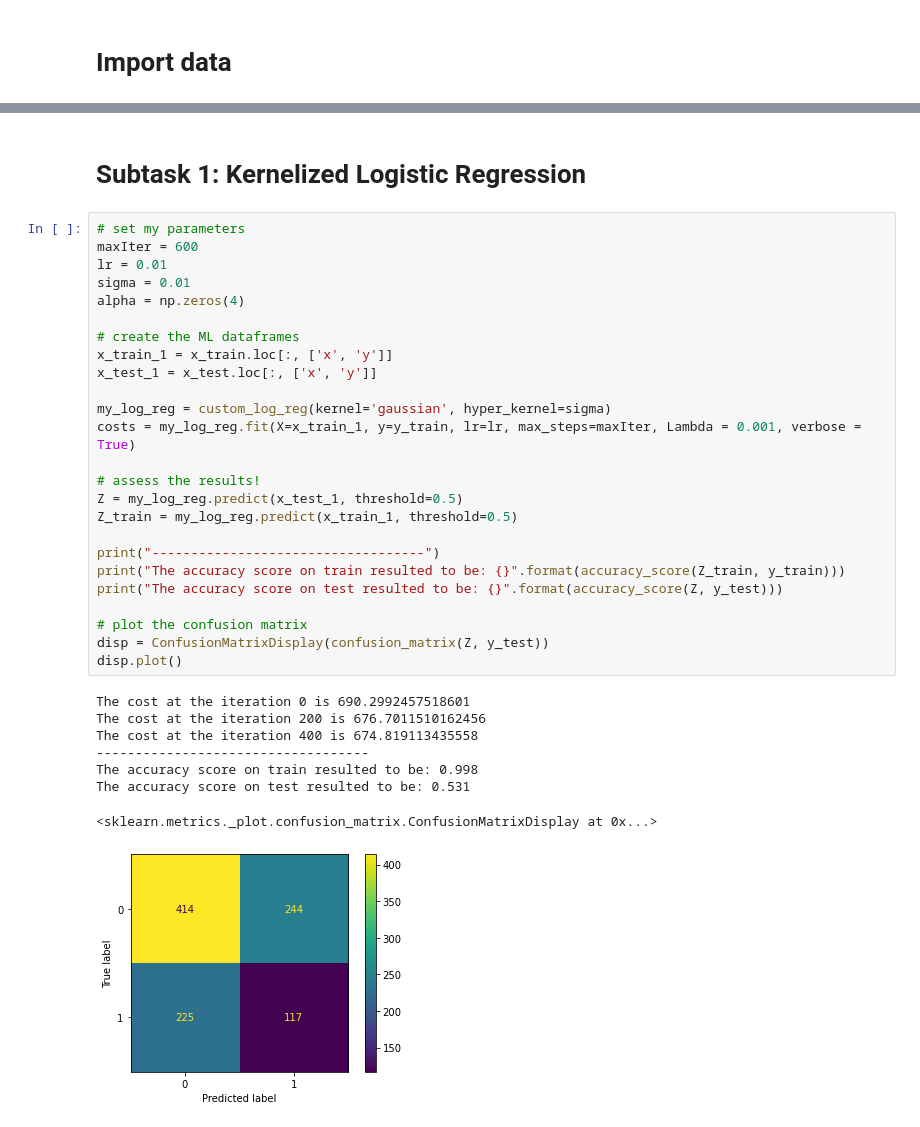
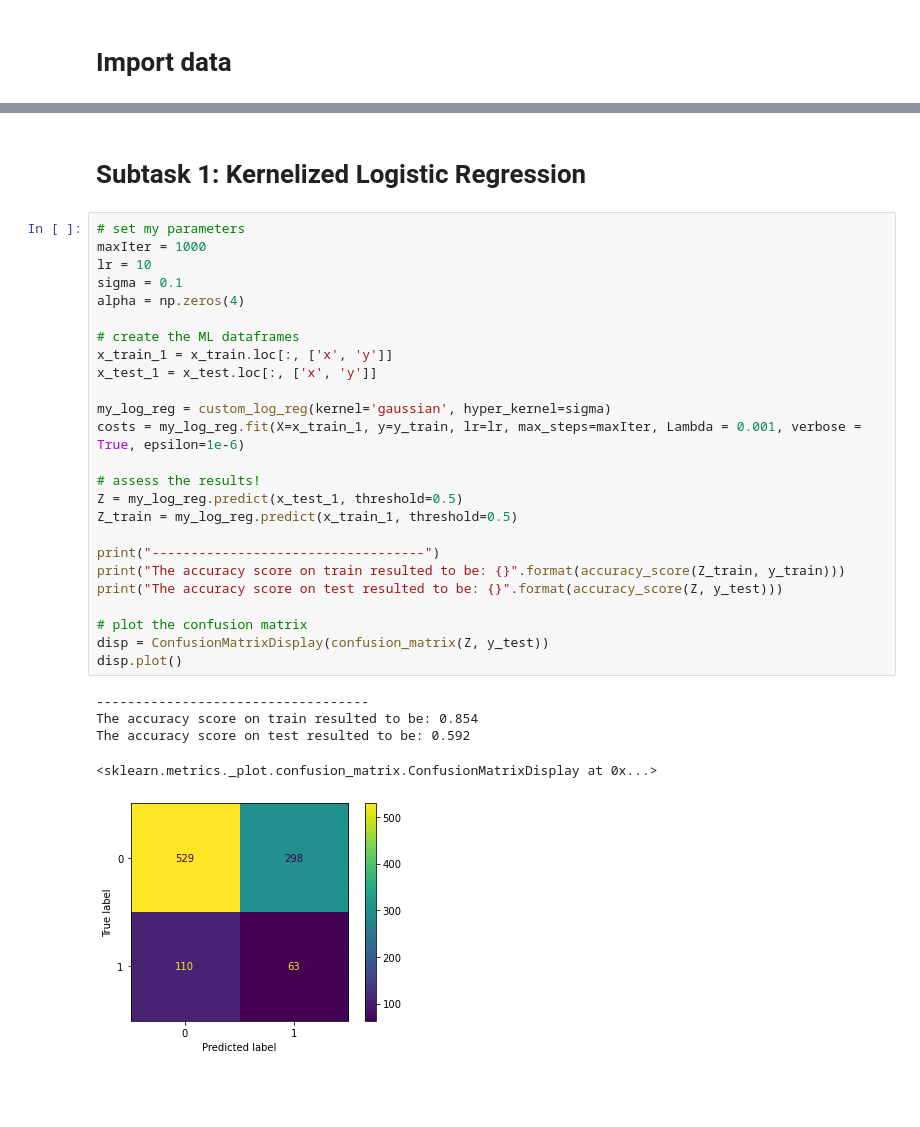
Before and after one commit to IZerab/Into_ML, a Jupyter notebook: PA6/Main.ipynb, the cells around one changed output, grey strips where cells are left out. Saved outputs shown, nothing was run; the diff lists cells and outputs as text; blank space fills up the shorter version.

```diff
--- a/PA6/Main.ipynb
+++ b/PA6/Main.ipynb
@@ -49,36 +70,33 @@ y_test = pd.Series(y_test_double[0], name="Chimney")
-# %% [markdown]
-# Subtask 1: Kernelized Logistic Regression
+# %% [markdown]
+# Subtask 1: Kernelized Logistic Regression
 # %%
 # set my parameters
-maxIter = 600
-lr = 0.01
-sigma = 0.01
+maxIter = 1000
+lr = 10
+sigma = 0.1
 alpha = np.zeros(4)
 
 # create the ML dataframes
 x_train_1 = x_train.loc[:, ['x', 'y']]
 x_test_1 = x_test.loc[:, ['x', 'y']]
 
 my_log_reg = custom_log_reg(kernel='gaussian', hyper_kernel=sigma)
-costs = my_log_reg.fit(X=x_train_1, y=y_train, lr=lr, max_steps=maxIter, Lambda = 0.001, verbose = True)
+costs = my_log_reg.fit(X=x_train_1, y=y_train, lr=lr, max_steps=maxIter, Lambda = 0.001, verbose = True, epsilon=1e-6)
 
 # assess the results!
 Z = my_log_reg.predict(x_test_1, threshold=0.5)
 Z_train = my_log_reg.predict(x_train_1, threshold=0.5)
 
 print("-----------------------------------")
 print("The accuracy score on train resulted to be: {}".format(accuracy_score(Z_train, y_train)))
 print("The accuracy score on test resulted to be: {}".format(accuracy_score(Z, y_test)))
 
 # plot the confusion matrix
 disp = ConfusionMatrixDisplay(confusion_matrix(Z, y_test))
 disp.plot()
 # %% [output]
-The cost at the iteration 0 is 690.2992457518601
-The cost at the iteration 200 is 676.7011510162456
-The cost at the iteration 400 is 674.819113435558
 -----------------------------------
-The accuracy score on train resulted to be: 0.998
-The accuracy score on test resulted to be: 0.531
+The accuracy score on train resulted to be: 0.854
+The accuracy score on test resulted to be: 0.592
 <sklearn.metrics._plot.confusion_matrix.ConfusionMatrixDisplay at 0x...>
-[figure, old version]
+[figure, new version]
```
Also changed, not shown: parts of 16 cells of this notebook, 2 other files.
